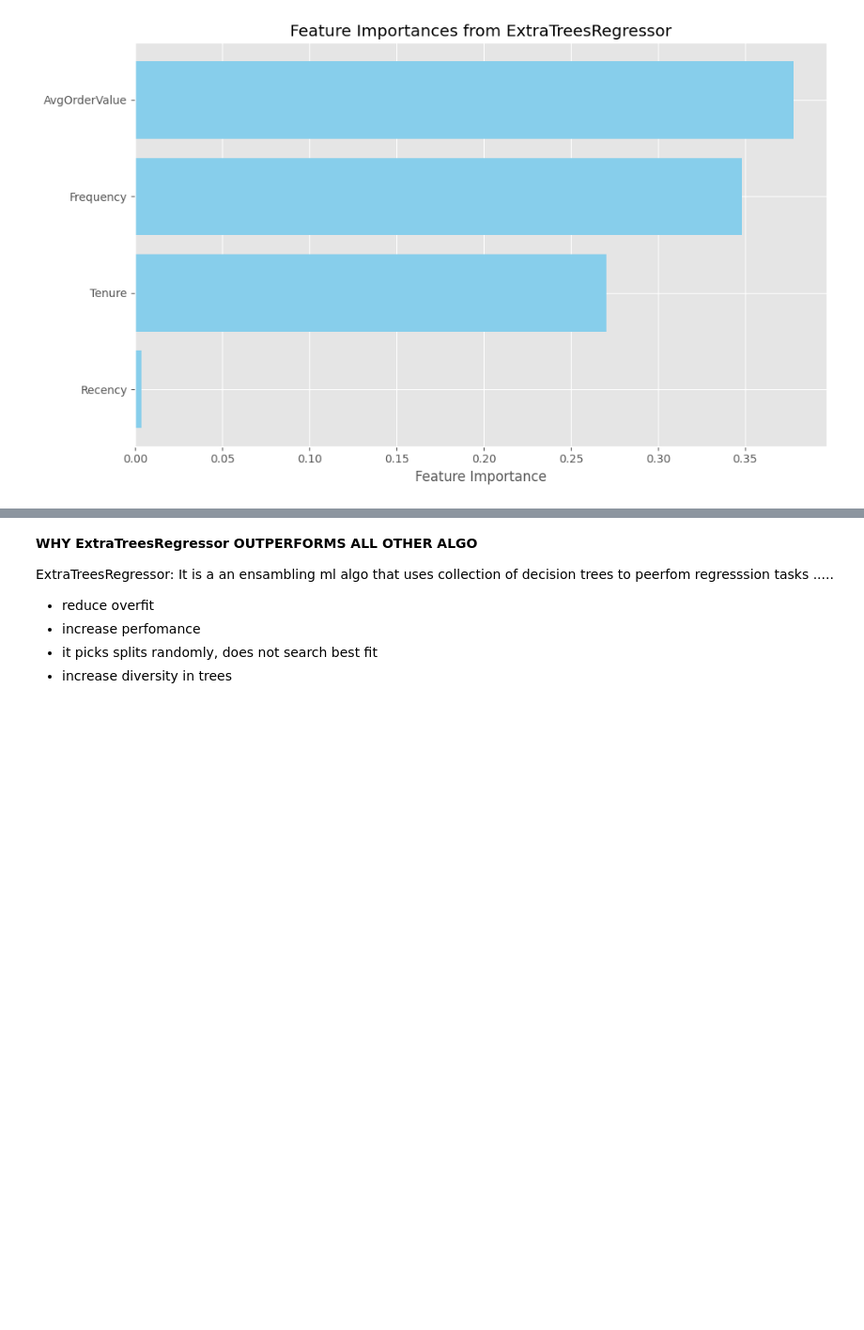
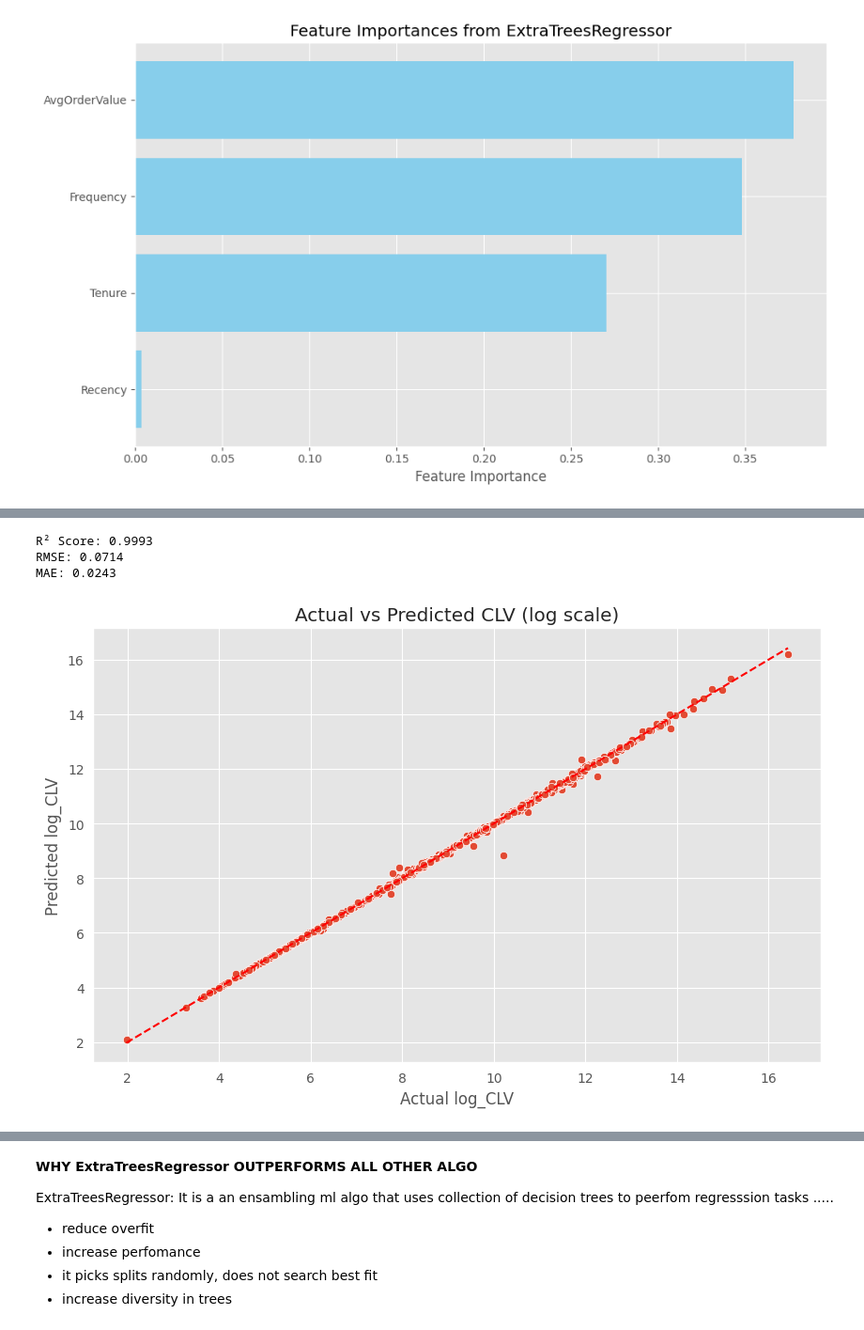
Before and after one commit to BrightmanMT/Pytorch-Tutorial-Youtube, a Jupyter notebook: CustomerLifetimeValue.ipynb, the cells around one changed output, grey strips where cells are left out. Shown at 94% size. Drawn from its saved outputs; the diff is of its cells as text; code cells hidden in the pictures; blank space fills up the shorter version.

```diff
--- a/CustomerLifetimeValue.ipynb
+++ b/CustomerLifetimeValue.ipynb
@@ -763,0 +881,6 @@ plt.show()
+# %%
+# Value per day/week of tenure
+log_clv_data['log_ValuePerWeek'] = log_clv_data['log_CLV'] / (log_clv_data['log_Tenure_Weeks'] + 1)
+
+# Frequency per week
+log_clv_data['log_FreqPerWeek'] = log_clv_data['log_Frequency'] / (log_clv_data['log_Tenure_Weeks'] + 1)
@@ -763,0 +917,45 @@ plt.show()
+# %%
+from sklearn.ensemble import ExtraTreesRegressor
+from sklearn.model_selection import train_test_split
+from sklearn.metrics import mean_squared_error, mean_absolute_error, r2_score
+import numpy as np
+
+# Split data
+X_train, X_test, y_train, y_test = train_test_split(
+    features, target, test_size=0.2, random_state=42
+)
+
+# Train Extra Trees Regressor
+model = ExtraTreesRegressor(n_estimators=100, random_state=42)
+model.fit(X_train, y_train)
+
+# Predict
+y_pred = model.predict(X_test)
+
+# Evaluation Metrics
+r2 = r2_score(y_test, y_pred)
+rmse = np.sqrt(mean_squared_error(y_test, y_pred))
+mae = mean_absolute_error(y_test, y_pred)
+
+# Print Results
+print(f"R² Score: {r2:.4f}")
+print(f"RMSE: {rmse:.4f}")
+print(f"MAE: {mae:.4f}")
+# %% [output]
+R² Score: 0.9993
+RMSE: 0.0714
+MAE: 0.0243
+# %%
+import matplotlib.pyplot as plt
+import seaborn as sns
+
+plt.figure(figsize=(10,6))
+sns.scatterplot(x=y_test, y=y_pred)
+plt.plot([y_test.min(), y_test.max()], [y_test.min(), y_test.max()], '--r')
+plt.xlabel("Actual log_CLV")
+plt.ylabel("Predicted log_CLV")
+plt.title("Actual vs Predicted CLV (log scale)")
+plt.grid(True)
+plt.show()
+# %% [output]
+[figure, added]
```
Also changed, not shown: parts of 16 cells of this notebook.
